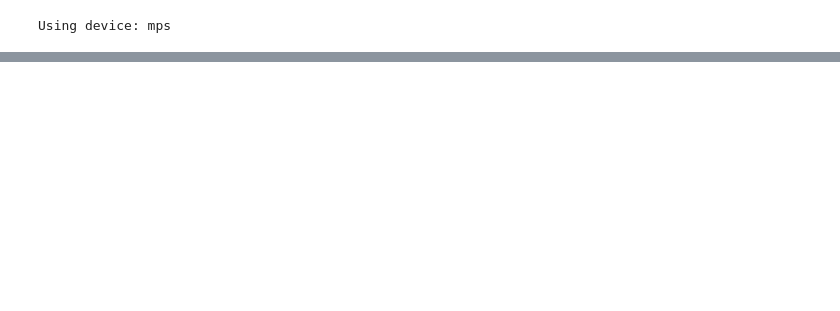
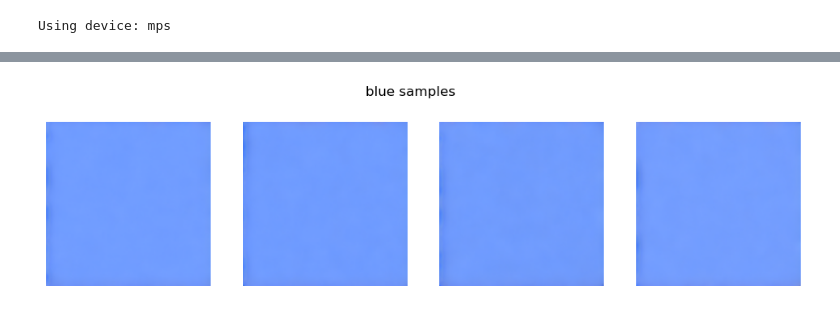
Before and after one commit to aicell-lab/cell-diffusion, a Jupyter notebook: notebooks/color_diffusion/conditional.ipynb, the cells around one changed output, grey strips where cells are left out. Saved outputs shown, nothing was run; the diff lists cells and outputs as text; code cells hidden in the pictures; blank space fills up the shorter version.

```diff
--- a/notebooks/color_diffusion/conditional.ipynb
+++ b/notebooks/color_diffusion/conditional.ipynb
@@ -109,0 +152,21 @@ Using device: mps
+# %%
+# color_to_id: {'black': 0, 'blue': 1, 'brown': 2, 'green': 3, 'grey': 4, 'orange': 5, 'red': 6, 'violet': 7, 'white': 8, 'yellow': 9}
+colors = ["black", "blue", "brown", "green", "grey",
+          "orange", "red", "violet", "white", "yellow"]
+
+color_to_id = {c: i for i, c in enumerate(colors)}
+
+my_color = "red"
+imgs = generate_color_images(
+    color_name=my_color,
+    color_to_id=color_to_id,
+    unet=unet,
+    vae=vae,
+    scheduler=scheduler,
+    device=DEVICE,
+    num_samples=4,
+    guidance_scale=10.0,
+    num_inference_steps=10
+)
+
+display_samples(imgs, title=f"{my_color} samples")
@@ -109,0 +175,17 @@ Using device: mps
+# %%
+my_color = "blue"
+imgs = generate_color_images(
+    color_name=my_color,
+    color_to_id=color_to_id,
+    unet=unet,
+    vae=vae,
+    scheduler=scheduler,
+    device=DEVICE,
+    num_samples=4,
+    guidance_scale=10.0,
+    num_inference_steps=10
+)
+
+display_samples(imgs, title=f"{my_color} samples")
+# %% [output]
+[figure, added]
```
Also changed, not shown: parts of 5 cells of this notebook, 2 other files.
